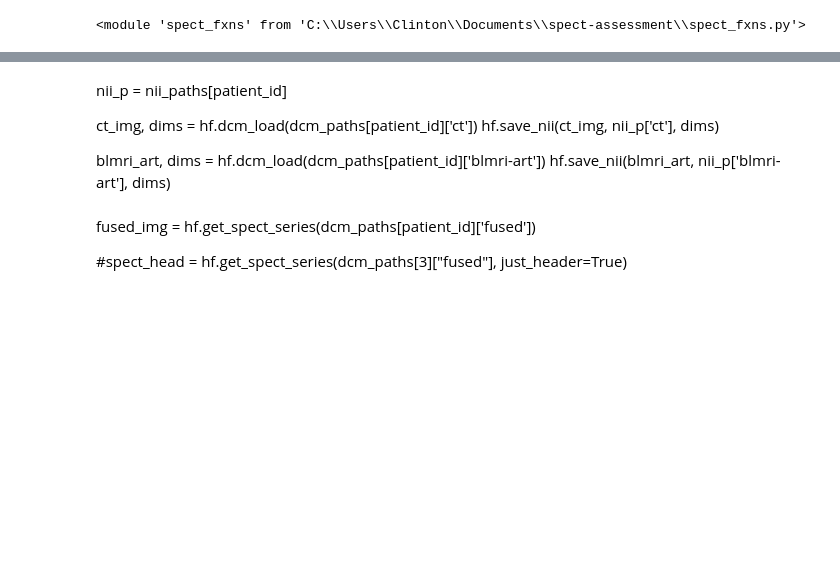
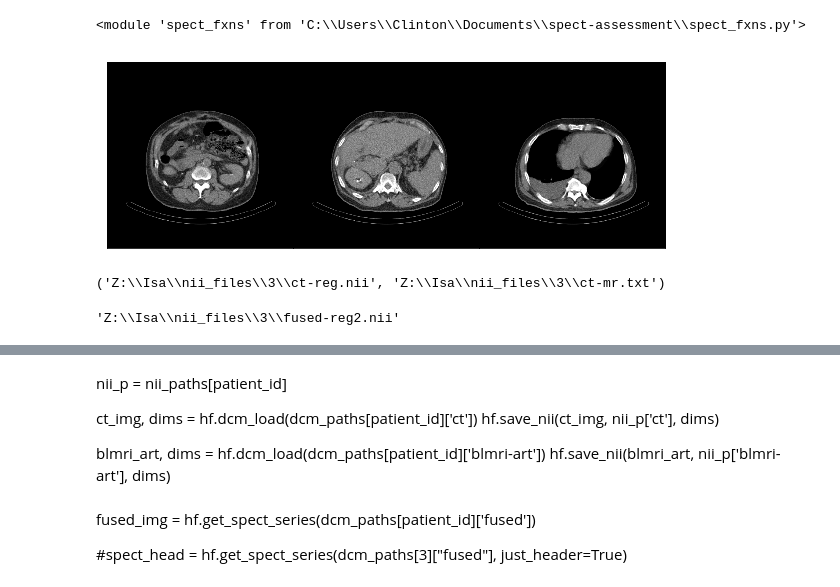
Before and after one commit to clintonjwang/cancer-staging, a Jupyter notebook: main.ipynb, the cells around one changed output, grey strips where cells are left out. Saved outputs shown, nothing was run; the diff lists cells and outputs as text; code cells hidden in the pictures; blank space fills up the shorter version.

Commit message:
repoint some links, change reg settings, accuracy within 2cm

```diff
--- a/main.ipynb
+++ b/main.ipynb
@@ -16,0 +30,7 @@ importlib.reload(sf)
+# %%
+mri_dir = os.path.join(patient_folder, [x for x in os.listdir(patient_folder) if ('MRI' in x and 'BL' in x) or df.loc[patient_id]['BL-MRI'] in x][0])
+# %%
+mri_path = os.path.join(mri_dir, "vibe_fs_axial_dynamic_post_16sec_13")
+ct_path = os.path.join(base_dir, "spect", df.loc[patient_id]["SPECT"], "CT")
+fused_path = os.path.join(base_dir, "spect", df.loc[patient_id]["SPECT"], "Fused")
+spect_path = os.path.join(base_dir, "spect", df.loc[patient_id]["SPECT"], "SPECT")
@@ -16,0 +56,23 @@ importlib.reload(sf)
+# %%
+mri_img, mri_dims = hf.dcm_load(mri_path, True, True)
+hf.save_nii(mri_img, mri_nii_path, mri_dims)
+# %%
+ct_img, ct_dims = hf.dcm_load(ct_path, True, True)
+ct_img = ct_img[:,:,ct_img.shape[2]//5:]
+ww = 400
+wl = 60
+ct_img[ct_img < wl-ww/2] = wl-ww/2
+ct_img[ct_img > wl+ww/2] = wl+ww/2
+ct_img, _ = tr.rescale_img(ct_img, mri_dims, ct_dims)
+ct_dims = mri_dims
+hf.save_nii(ct_img, ct_nii_path, ct_dims)
+# %%
+hf.draw_slices(ct_img[:,::-1,30:], width=10)
+# %% [output]
+[figure, added]
+# %%
+#settings = {'mode': 'affine', 'iterations': '25'}
+settings = {'iterations': '30', 'resolution': '3.0'}
+regs.reg_bis(mri_nii_path, ct_nii_path, ct_mr_transform_path, ct_reg_path, linear=False, settings=settings)
+# %% [output]
+('Z:\\Isa\\nii_files\\3\\ct-reg.nii', 'Z:\\Isa\\nii_files\\3\\ct-mr.txt')
@@ -16,0 +84,6 @@ importlib.reload(sf)
+# %%
+settings = {'mode': 'affine', 'numberofbins': '8', 'iterations': '25'}
+regs.reg_bis(ct_nii_path, fused_nii_path, fused_ct_transform_path, fused_reg_path, settings=settings)
+regs.transform_bis(fused_reg_path, fused_ct_transform_path, mri_nii_path, fused_reg2_path)
+# %% [output]
+'Z:\\Isa\\nii_files\\3\\fused-reg2.nii'
```
Also changed, not shown: parts of 15 cells of this notebook.
